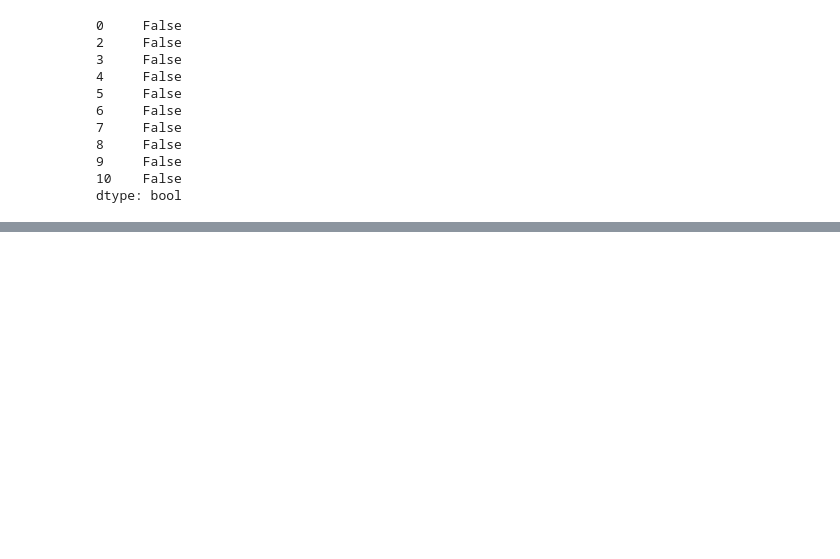
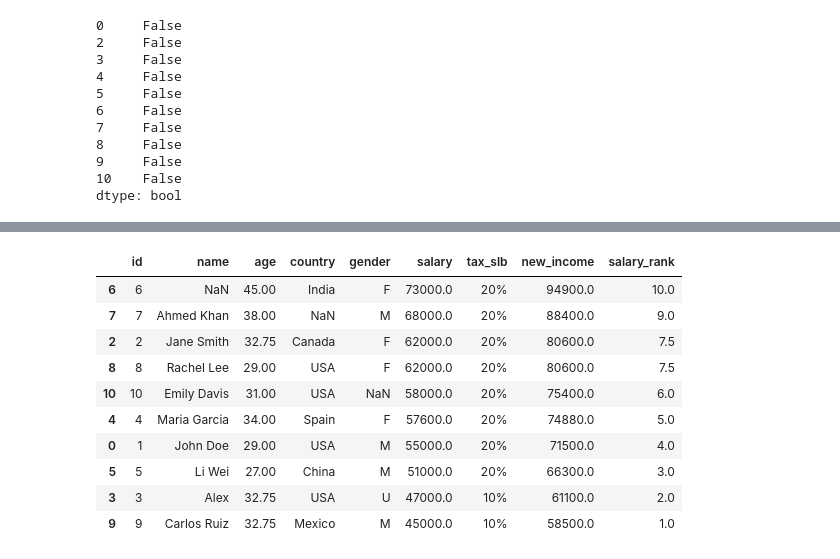
Before and after one commit to aniket-dev-ai/Apna-College-Prime-Batch, a Jupyter notebook: Pandas/Cleaning_data.ipynb, the cells around one changed output, grey strips where cells are left out. Cells and saved outputs as stored; diff of their text form; code cells hidden in the pictures; blank space fills up the shorter version.

```diff
--- a/Pandas/Cleaning_data.ipynb
+++ b/Pandas/Cleaning_data.ipynb
@@ -172,0 +194,7 @@ dtype: bool
+# %%
+
+gender_map = {"Male":"M" , "Female":"F" , "Unknown" : "U" ,"NaN" : "U"}
+
+df["gender"] = df["gender"].map(gender_map)
+
+df
@@ -172,0 +218,3 @@ dtype: bool
+# %%
+df = df.assign(new_income = df["income"] * 1.3)
+df
@@ -172,0 +233,2 @@ dtype: bool
+# %%
+df = df.rename(columns={"income":"salary"})
@@ -172,0 +277,16 @@ dtype: bool
+# %%
+df = df.assign(salary_rank = df["salary"].rank())
+# %%
+df.sort_values("salary_rank", ascending = False)
+# %% [output]
+|  | id | name | age | country | gender | salary | tax_slb | new_income | salary_rank |
+| 6 | 6 | NaN | 45.00 | India | F | 73000.0 | 20% | 94900.0 | 10.0 |
+| 7 | 7 | Ahmed Khan | 38.00 | NaN | M | 68000.0 | 20% | 88400.0 | 9.0 |
+| 2 | 2 | Jane Smith | 32.75 | Canada | F | 62000.0 | 20% | 80600.0 | 7.5 |
+| 8 | 8 | Rachel Lee | 29.00 | USA | F | 62000.0 | 20% | 80600.0 | 7.5 |
+| 10 | 10 | Emily Davis | 31.00 | USA | NaN | 58000.0 | 20% | 75400.0 | 6.0 |
+| 4 | 4 | Maria Garcia | 34.00 | Spain | F | 57600.0 | 20% | 74880.0 | 5.0 |
+| 0 | 1 | John Doe | 29.00 | USA | M | 55000.0 | 20% | 71500.0 | 4.0 |
+| 5 | 5 | Li Wei | 27.00 | China | M | 51000.0 | 20% | 66300.0 | 3.0 |
+| 3 | 3 | Alex | 32.75 | USA | U | 47000.0 | 10% | 61100.0 | 2.0 |
+| 9 | 9 | Carlos Ruiz | 32.75 | Mexico | M | 45000.0 | 10% | 58500.0 | 1.0 |
```
Also changed, not shown: parts of 9 cells of this notebook, 6 other files.
